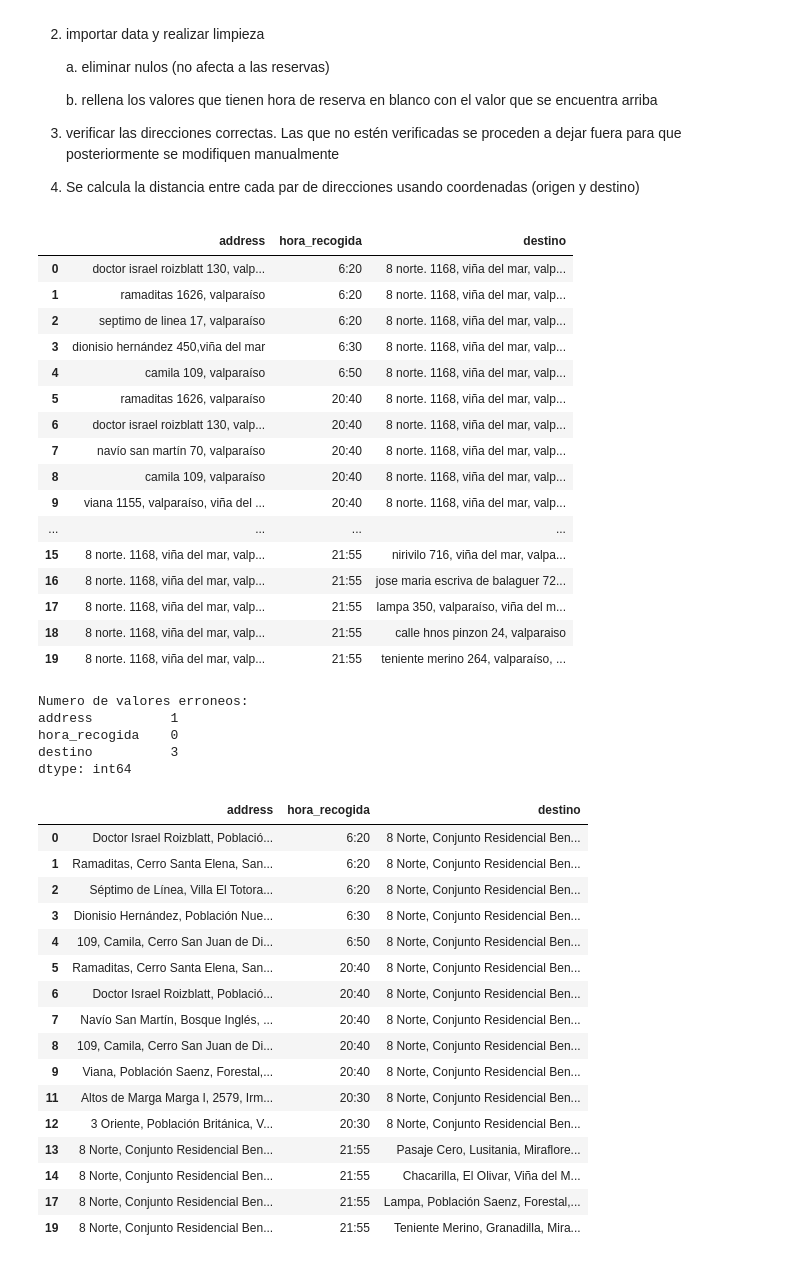
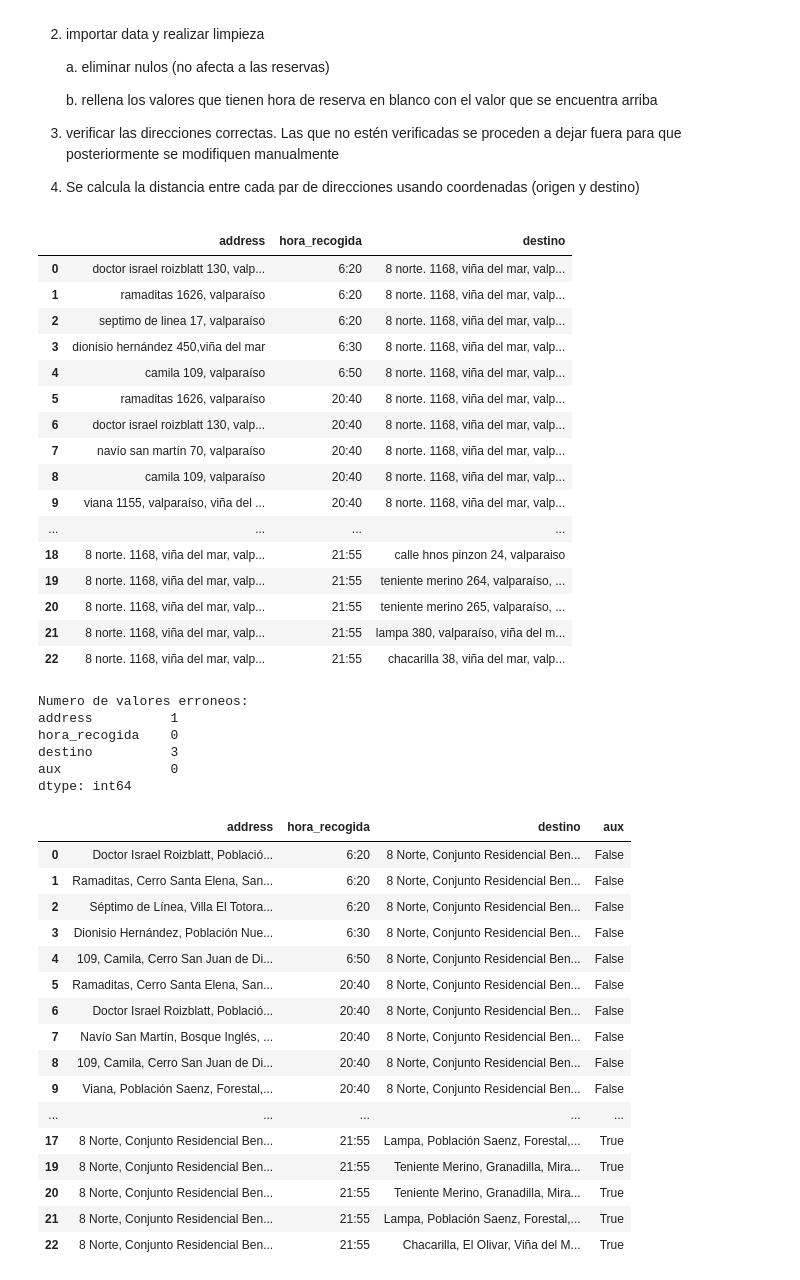
Before and after one commit to martinnnsss/best-route, a Jupyter notebook: best-route/routes_v3.ipynb, the cells around one changed output. Drawn from its saved outputs; the diff is of its cells as text; code cells hidden in the pictures.

```diff
--- a/best-route/routes_v3.ipynb
+++ b/best-route/routes_v3.ipynb
@@ -33,7 +24,7 @@ import re
 import warnings
 warnings.filterwarnings("ignore")
 # %%
-data = pd.read_csv(r'C:\Users\martin.olivares\Desktop\projects\best-route\test_3.csv')
+data = pd.read_csv(r'C:\Users\martin.olivares\Desktop\projects\best-route\data\test_4.csv')
 
 df=pd.DataFrame()
 df['address']=data['Direccion de inicio']
@@ -85,58 +76,58 @@ df
 | 8 | camila 109, valparaíso | 20:40 | 8 norte. 1168, viña del mar, valp... |
 | 9 | viana 1155, valparaíso, viña del ... | 20:40 | 8 norte. 1168, viña del mar, valp... |
 | ... | ... | ... | ... |
-| 15 | 8 norte. 1168, viña del mar, valp... | 21:55 | nirivilo 716, viña del mar, valpa... |
-| 16 | 8 norte. 1168, viña del mar, valp... | 21:55 | jose maria escriva de balaguer 72... |
-| 17 | 8 norte. 1168, viña del mar, valp... | 21:55 | lampa 350, valparaíso, viña del m... |
 | 18 | 8 norte. 1168, viña del mar, valp... | 21:55 | calle hnos pinzon 24, valparaiso |
 | 19 | 8 norte. 1168, viña del mar, valp... | 21:55 | teniente merino 264, valparaíso, ... |
+| 20 | 8 norte. 1168, viña del mar, valp... | 21:55 | teniente merino 265, valparaíso, ... |
+| 21 | 8 norte. 1168, viña del mar, valp... | 21:55 | lampa 380, valparaíso, viña del m... |
+| 22 | 8 norte. 1168, viña del mar, valp... | 21:55 | chacarilla 38, viña del mar, valp... |
 # %%
 #Función para verificar que las direcciones estén correctas. Posteriormente se dejan fuera las incorrectas (momentaneo)
 
 def correct_address(address):
     geolocator = Nominatim(user_agent="test")
     location = geolocator.geocode(address)
     if location:
         return location.address
     else:
         return np.nan
 
 
 df['address'] = df['address'].apply(correct_address)
 df['destino'] = df['destino'].apply(correct_address)
+df['aux'] = df.groupby(['address', 'hora_recogida'])['address'].transform(lambda x: x.duplicated(keep=False)).astype(bool)
 
 print('Numero de valores erroneos:')
 print(df.isna().sum())
 
+df
 
-filter= df['address']!='no_existe_la_direccion'
-df.where(filter ,inplace=True)
 
 df.dropna(inplace=True)
 
 
-
 df
 # %% [output]
 Numero de valores erroneos:
 address          1
 hora_recogida    0
 destino          3
+aux              0
 dtype: int64
-|  | address | hora_recogida | destino |
-| 0 | Doctor Israel Roizblatt, Població... | 6:20 | 8 Norte, Conjunto Residencial Ben... |
-| 1 | Ramaditas, Cerro Santa Elena, San... | 6:20 | 8 Norte, Conjunto Residencial Ben... |
-| 2 | Séptimo de Línea, Villa El Totora... | 6:20 | 8 Norte, Conjunto Residencial Ben... |
-| 3 | Dionisio Hernández, Población Nue... | 6:30 | 8 Norte, Conjunto Residencial Ben... |
-| 4 | 109, Camila, Cerro San Juan de Di... | 6:50 | 8 Norte, Conjunto Residencial Ben... |
-| 5 | Ramaditas, Cerro Santa Elena, San... | 20:40 | 8 Norte, Conjunto Residencial Ben... |
-| 6 | Doctor Israel Roizblatt, Població... | 20:40 | 8 Norte, Conjunto Residencial Ben... |
-| 7 | Navío San Martín, Bosque Inglés, ... | 20:40 | 8 Norte, Conjunto Residencial Ben... |
-| 8 | 109, Camila, Cerro San Juan de Di... | 20:40 | 8 Norte, Conjunto Residencial Ben... |
-| 9 | Viana, Población Saenz, Forestal,... | 20:40 | 8 Norte, Conjunto Residencial Ben... |
-| 11 | Altos de Marga Marga I, 2579, Irm... | 20:30 | 8 Norte, Conjunto Residencial Ben... |
-| 12 | 3 Oriente, Población Británica, V... | 20:30 | 8 Norte, Conjunto Residencial Ben... |
-| 13 | 8 Norte, Conjunto Residencial Ben... | 21:55 | Pasaje Cero, Lusitania, Miraflore... |
-| 14 | 8 Norte, Conjunto Residencial Ben... | 21:55 | Chacarilla, El Olivar, Viña del M... |
-| 17 | 8 Norte, Conjunto Residencial Ben... | 21:55 | Lampa, Población Saenz, Forestal,... |
-| 19 | 8 Norte, Conjunto Residencial Ben... | 21:55 | Teniente Merino, Granadilla, Mira... |
+|  | address | hora_recogida | destino | aux |
+| 0 | Doctor Israel Roizblatt, Població... | 6:20 | 8 Norte, Conjunto Residencial Ben... | False |
+| 1 | Ramaditas, Cerro Santa Elena, San... | 6:20 | 8 Norte, Conjunto Residencial Ben... | False |
+| 2 | Séptimo de Línea, Villa El Totora... | 6:20 | 8 Norte, Conjunto Residencial Ben... | False |
+| 3 | Dionisio Hernández, Población Nue... | 6:30 | 8 Norte, Conjunto Residencial Ben... | False |
+| 4 | 109, Camila, Cerro San Juan de Di... | 6:50 | 8 Norte, Conjunto Residencial Ben... | False |
+| 5 | Ramaditas, Cerro Santa Elena, San... | 20:40 | 8 Norte, Conjunto Residencial Ben... | False |
+| 6 | Doctor Israel Roizblatt, Població... | 20:40 | 8 Norte, Conjunto Residencial Ben... | False |
+| 7 | Navío San Martín, Bosque Inglés, ... | 20:40 | 8 Norte, Conjunto Residencial Ben... | False |
+| 8 | 109, Camila, Cerro San Juan de Di... | 20:40 | 8 Norte, Conjunto Residencial Ben... | False |
+| 9 | Viana, Población Saenz, Forestal,... | 20:40 | 8 Norte, Conjunto Residencial Ben... | False |
+| ... | ... | ... | ... | ... |
+| 17 | 8 Norte, Conjunto Residencial Ben... | 21:55 | Lampa, Población Saenz, Forestal,... | True |
+| 19 | 8 Norte, Conjunto Residencial Ben... | 21:55 | Teniente Merino, Granadilla, Mira... | True |
+| 20 | 8 Norte, Conjunto Residencial Ben... | 21:55 | Teniente Merino, Granadilla, Mira... | True |
+| 21 | 8 Norte, Conjunto Residencial Ben... | 21:55 | Lampa, Población Saenz, Forestal,... | True |
+| 22 | 8 Norte, Conjunto Residencial Ben... | 21:55 | Chacarilla, El Olivar, Viña del M... | True |
```
Also changed, not shown: parts of 16 cells of this notebook, 6 other files.
